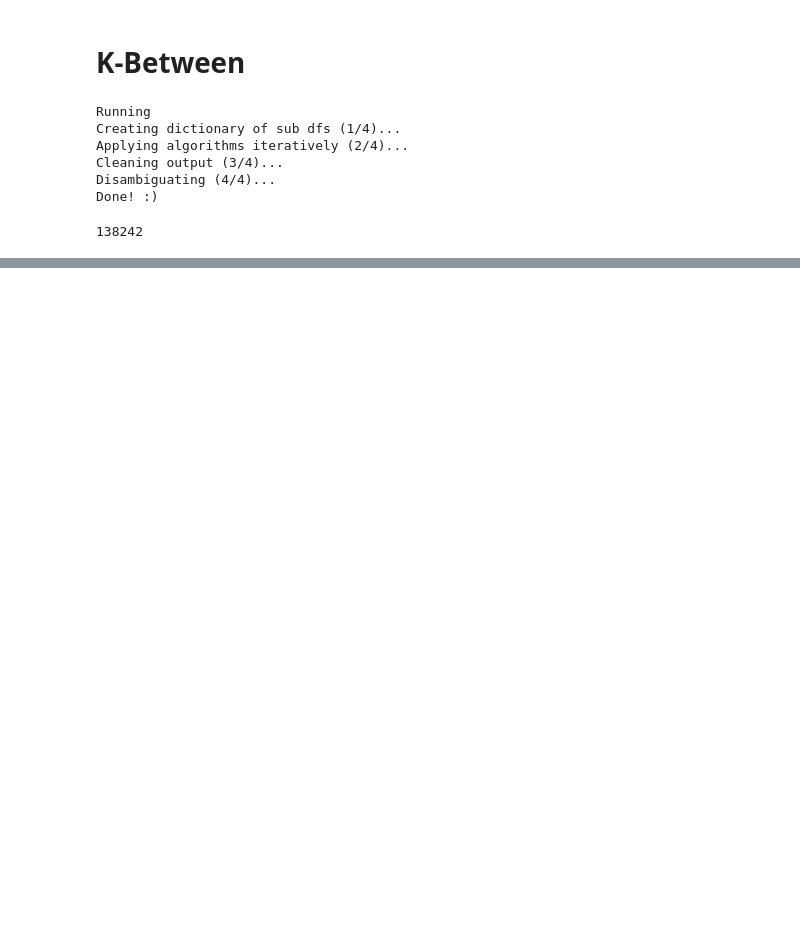
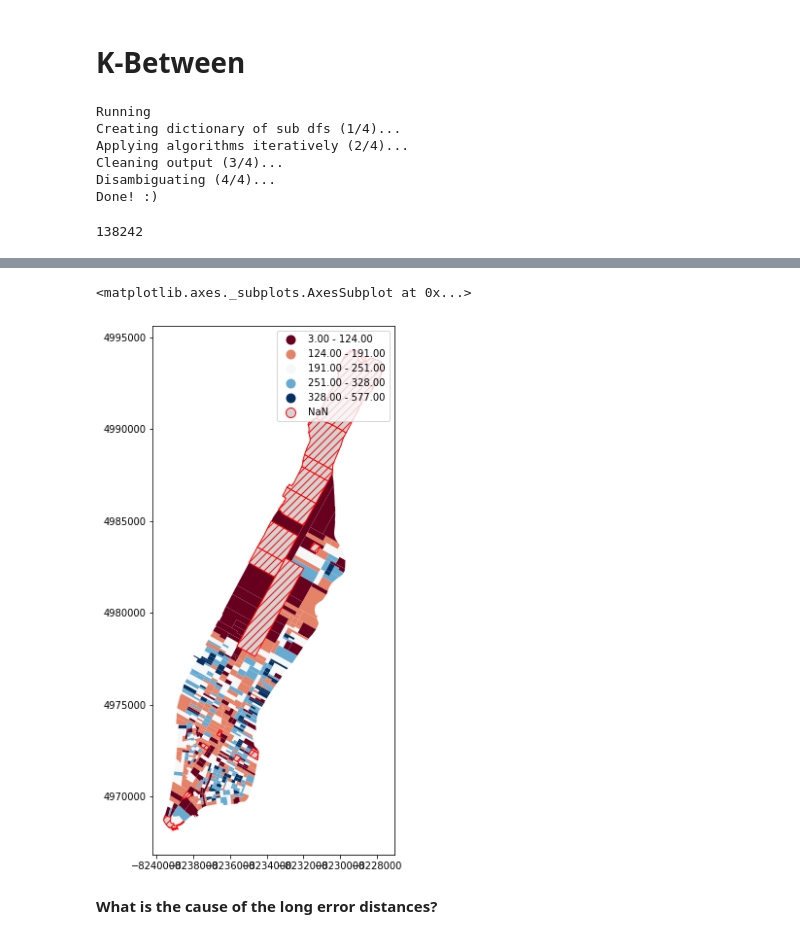
Before and after one commit to CenterForSpatialResearch/hnyc-spatial-linkage, a Jupyter notebook: disambiguation_1880/linkage_eda_v2.ipynb, the cells around one changed output, grey strips where cells are left out. Saved outputs shown, nothing was run; the diff lists cells and outputs as text; code cells hidden in the pictures; blank space fills up the shorter version.

```diff
--- a/disambiguation_1880/linkage_eda_v2.ipynb
+++ b/disambiguation_1880/linkage_eda_v2.ipynb
@@ -193,0 +228,5 @@ Name: dist, dtype: float64
+# %%
+false_rate = kbest
+false_rate['false_select'] = np.where(false_rate['selected_algo'] != false_rate['selected_dist'], 1, 0)
+false_rate = false_rate.groupby('CENSUS_ENUMDIST').agg({'false_select': 'count'}).reset_index()
+ed_false = ed.merge(false_rate, how='left', left_on='ed80', right_on='CENSUS_ENUMDIST', validate='one_to_one')
@@ -193,0 +245,5 @@ Name: dist, dtype: float64
+# %%
+ed_false.plot(column='false_select', cmap='RdBu', figsize=(15,10), legend=True, scheme='natural_breaks', missing_kwds = {'color': 'lightgrey', 'edgecolor': 'red', 'hatch': '///'})
+# %% [output]
+<matplotlib.axes._subplots.AxesSubplot at 0x...>
+[figure, added]
@@ -193,0 +254,2 @@ Name: dist, dtype: float64
+# %% [markdown]
+**What is the cause of the long error distances?**
```
Also changed, not shown: parts of 20 cells of this notebook, 6 other files.
